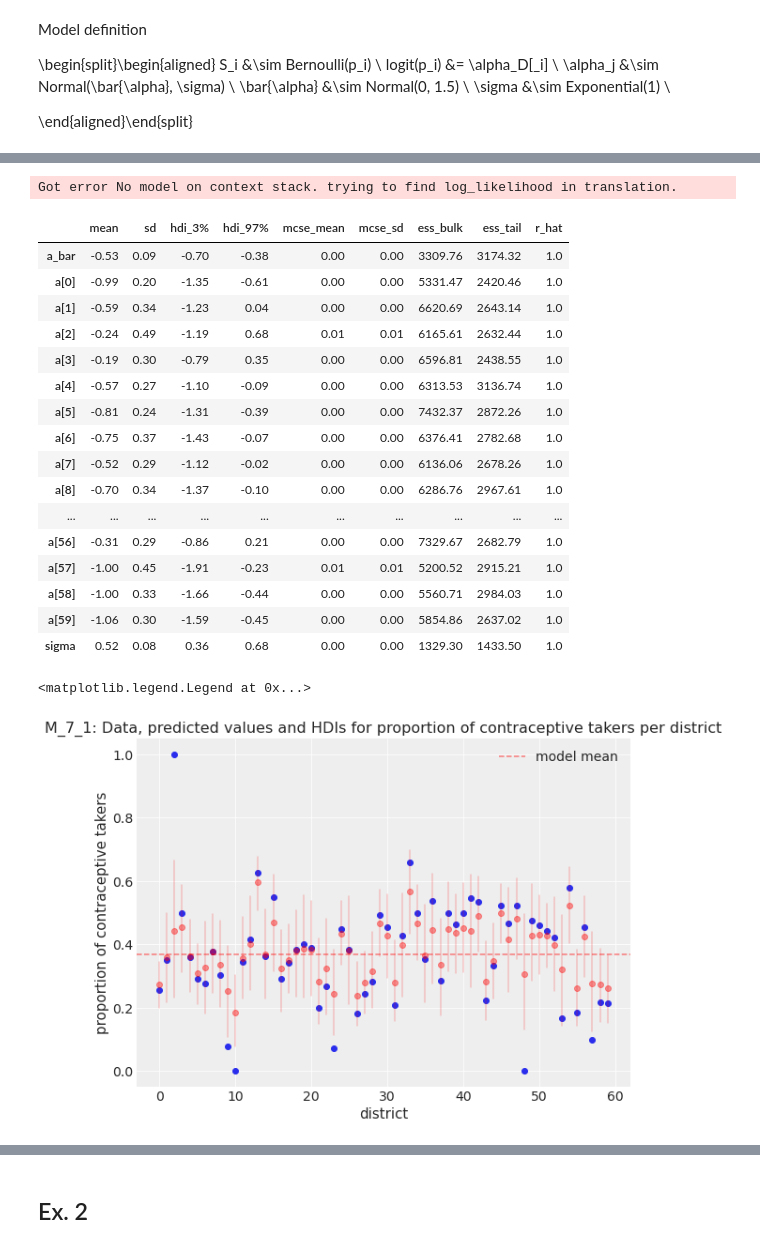
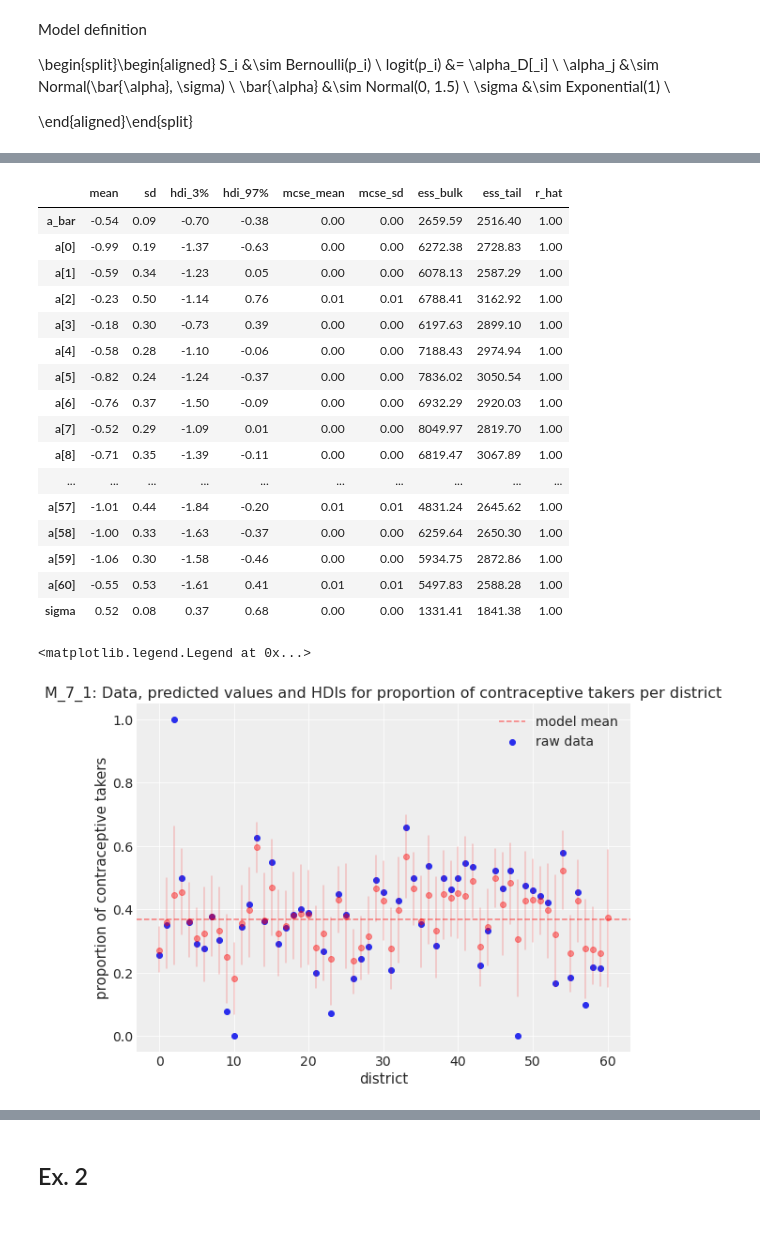
Before and after one commit to fhte2/statistical-rethinking, a Jupyter notebook: Week_7_exercises.ipynb, the cells around one changed output, grey strips where cells are left out. Cells and saved outputs as stored; diff of their text form; code cells hidden in the pictures.

```diff
--- a/Week_7_exercises.ipynb
+++ b/Week_7_exercises.ipynb
@@ -72,10 +75,11 @@ district_idx = pd.factorize(df.district)[1]
 # %%
 
 with pm.Model() as m_7_1:
+    #hyperprior
     a_bar = pm.Normal("a_bar", 0.0, 1.5)
     sigma = pm.Exponential("sigma", 1)
 
-    a = pm.Normal('a', a_bar, sigma, shape=len(district_idx))
+    a = pm.Normal('a', a_bar, sigma, shape=len(district_idx)+1)
     p = pm.math.invlogit(a[df['district_id']])
 
     S = pm.Bernoulli("S", p=p, observed=df['use.contraception'])
@@ -90,29 +94,30 @@ Sampling 4 chains for 1_000 tune and 1_000 draw iterations (4_000 + 4_000 draws
 # %%
-az.summary(trace_7_1, round_to=2)
+with m_7_1:
+    sum = az.summary(trace_7_1, round_to=2)
+sum
 # %% [output]
-Got error No model on context stack. trying to find log_likelihood in translation.
 |  | mean | sd | hdi_3% | hdi_97% | mcse_mean | mcse_sd | ess_bulk | ess_tail | r_hat |
-| a_bar | -0.53 | 0.09 | -0.70 | -0.38 | 0.00 | 0.00 | 3309.76 | 3174.32 | 1.0 |
-| a[0] | -0.99 | 0.20 | -1.35 | -0.61 | 0.00 | 0.00 | 5331.47 | 2420.46 | 1.0 |
-| a[1] | -0.59 | 0.34 | -1.23 | 0.04 | 0.00 | 0.00 | 6620.69 | 2643.14 | 1.0 |
-| a[2] | -0.24 | 0.49 | -1.19 | 0.68 | 0.01 | 0.01 | 6165.61 | 2632.44 | 1.0 |
-| a[3] | -0.19 | 0.30 | -0.79 | 0.35 | 0.00 | 0.00 | 6596.81 | 2438.55 | 1.0 |
-| a[4] | -0.57 | 0.27 | -1.10 | -0.09 | 0.00 | 0.00 | 6313.53 | 3136.74 | 1.0 |
-| a[5] | -0.81 | 0.24 | -1.31 | -0.39 | 0.00 | 0.00 | 7432.37 | 2872.26 | 1.0 |
-| a[6] | -0.75 | 0.37 | -1.43 | -0.07 | 0.00 | 0.00 | 6376.41 | 2782.68 | 1.0 |
-| a[7] | -0.52 | 0.29 | -1.12 | -0.02 | 0.00 | 0.00 | 6136.06 | 2678.26 | 1.0 |
-| a[8] | -0.70 | 0.34 | -1.37 | -0.10 | 0.00 | 0.00 | 6286.76 | 2967.61 | 1.0 |
+| a_bar | -0.54 | 0.09 | -0.70 | -0.38 | 0.00 | 0.00 | 2659.59 | 2516.40 | 1.00 |
+| a[0] | -0.99 | 0.19 | -1.37 | -0.63 | 0.00 | 0.00 | 6272.38 | 2728.83 | 1.00 |
+| a[1] | -0.59 | 0.34 | -1.23 | 0.05 | 0.00 | 0.00 | 6078.13 | 2587.29 | 1.00 |
+| a[2] | -0.23 | 0.50 | -1.14 | 0.76 | 0.01 | 0.01 | 6788.41 | 3162.92 | 1.00 |
+| a[3] | -0.18 | 0.30 | -0.73 | 0.39 | 0.00 | 0.00 | 6197.63 | 2899.10 | 1.00 |
+| a[4] | -0.58 | 0.28 | -1.10 | -0.06 | 0.00 | 0.00 | 7188.43 | 2974.94 | 1.00 |
+| a[5] | -0.82 | 0.24 | -1.24 | -0.37 | 0.00 | 0.00 | 7836.02 | 3050.54 | 1.00 |
+| a[6] | -0.76 | 0.37 | -1.50 | -0.09 | 0.00 | 0.00 | 6932.29 | 2920.03 | 1.00 |
+| a[7] | -0.52 | 0.29 | -1.09 | 0.01 | 0.00 | 0.00 | 8049.97 | 2819.70 | 1.00 |
+| a[8] | -0.71 | 0.35 | -1.39 | -0.11 | 0.00 | 0.00 | 6819.47 | 3067.89 | 1.00 |
 | ... | ... | ... | ... | ... | ... | ... | ... | ... | ... |
-| a[56] | -0.31 | 0.29 | -0.86 | 0.21 | 0.00 | 0.00 | 7329.67 | 2682.79 | 1.0 |
-| a[57] | -1.00 | 0.45 | -1.91 | -0.23 | 0.01 | 0.01 | 5200.52 | 2915.21 | 1.0 |
-| a[58] | -1.00 | 0.33 | -1.66 | -0.44 | 0.00 | 0.00 | 5560.71 | 2984.03 | 1.0 |
-| a[59] | -1.06 | 0.30 | -1.59 | -0.45 | 0.00 | 0.00 | 5854.86 | 2637.02 | 1.0 |
-| sigma | 0.52 | 0.08 | 0.36 | 0.68 | 0.00 | 0.00 | 1329.30 | 1433.50 | 1.0 |
+| a[57] | -1.01 | 0.44 | -1.84 | -0.20 | 0.01 | 0.01 | 4831.24 | 2645.62 | 1.00 |
+| a[58] | -1.00 | 0.33 | -1.63 | -0.37 | 0.00 | 0.00 | 6259.64 | 2650.30 | 1.00 |
+| a[59] | -1.06 | 0.30 | -1.58 | -0.46 | 0.00 | 0.00 | 5934.75 | 2872.86 | 1.00 |
+| a[60] | -0.55 | 0.53 | -1.61 | 0.41 | 0.01 | 0.01 | 5497.83 | 2588.28 | 1.00 |
+| sigma | 0.52 | 0.08 | 0.37 | 0.68 | 0.00 | 0.00 | 1331.41 | 1841.38 | 1.00 |
 # %%
 #extract hdis for each datapoint
 hdi_low = []
 hdi_high = []
-for x in range(len(district_idx)):
+for x in range(len(district_idx)+1):
     y = az.hdi(expit(trace_7_1['a'][:,x]))[0]
     z = az.hdi(expit(trace_7_1['a'][:,x]))[1]
     hdi_low.append(y)
@@ -122,21 +127,21 @@ df_grouped = df.groupby('district_id').agg({'use.contraception':'mean'}).reset_i
 # %%
 #visualize data and HDIs
 
 fig, ax = plt.subplots(figsize=(8, 6))
 
-ax.scatter(df_grouped['district_id'], df_grouped['use.contraception']) #real data
+ax.scatter(df_grouped['district_id'], df_grouped['use.contraception'], label='raw data') #real data
 
-for x in range(len(district_idx)):
+for x in range(len(district_idx)+1):
     ax.scatter(x, expit(trace_7_1['a'][:,x]).mean(), color='r', alpha=0.4) # mean predictions
 
 
-for x, lower, upper in zip(df_grouped['district_id'], hdi_low, hdi_high):
+for x, lower, upper in zip(range(len(district_idx)+1), hdi_low, hdi_high):
     ax.plot((x, x), (lower, upper), color='r', alpha=0.2)
 
 ax.axhline(y=expit(trace_7_1['a_bar']).mean(), linestyle='dashed', color='r', alpha=0.5, label='model mean')
 ax.set(title='M_7_1: Data, predicted values and HDIs for proportion of contraceptive takers per district',xlabel='district',ylabel='proportion of contraceptive takers')
 
 ax.legend()
 # %% [output]
 <matplotlib.legend.Legend at 0x...>
-[figure, old version]
+[figure, new version]
```
Also changed, not shown: parts of 59 cells of this notebook.
